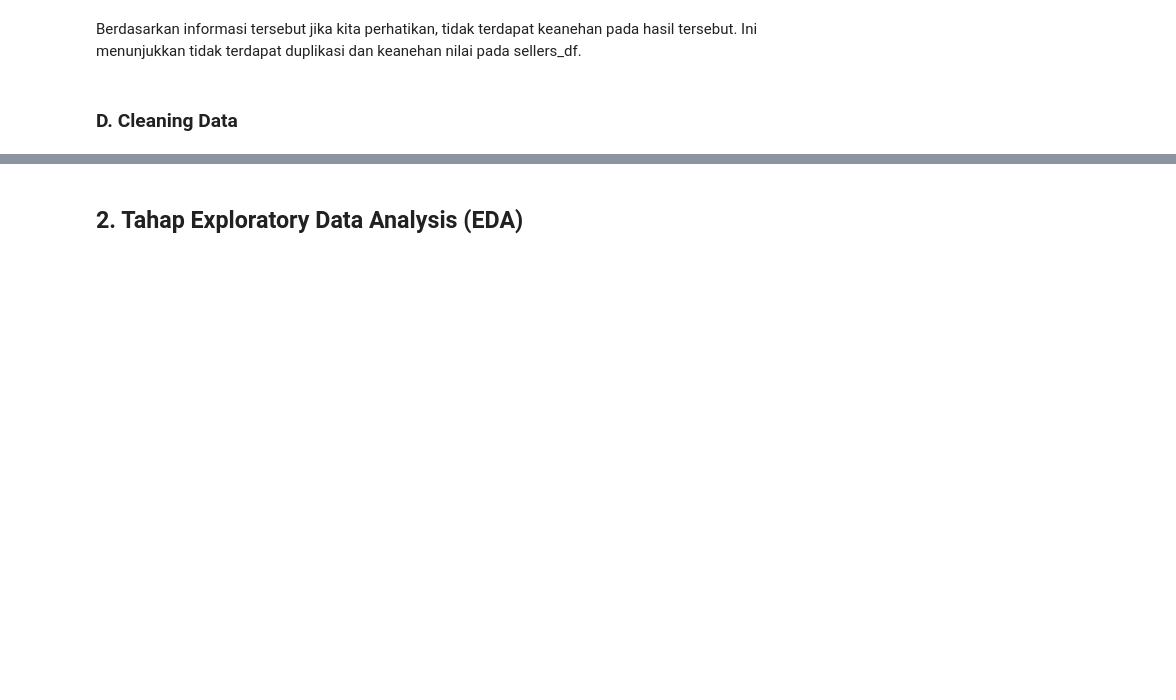
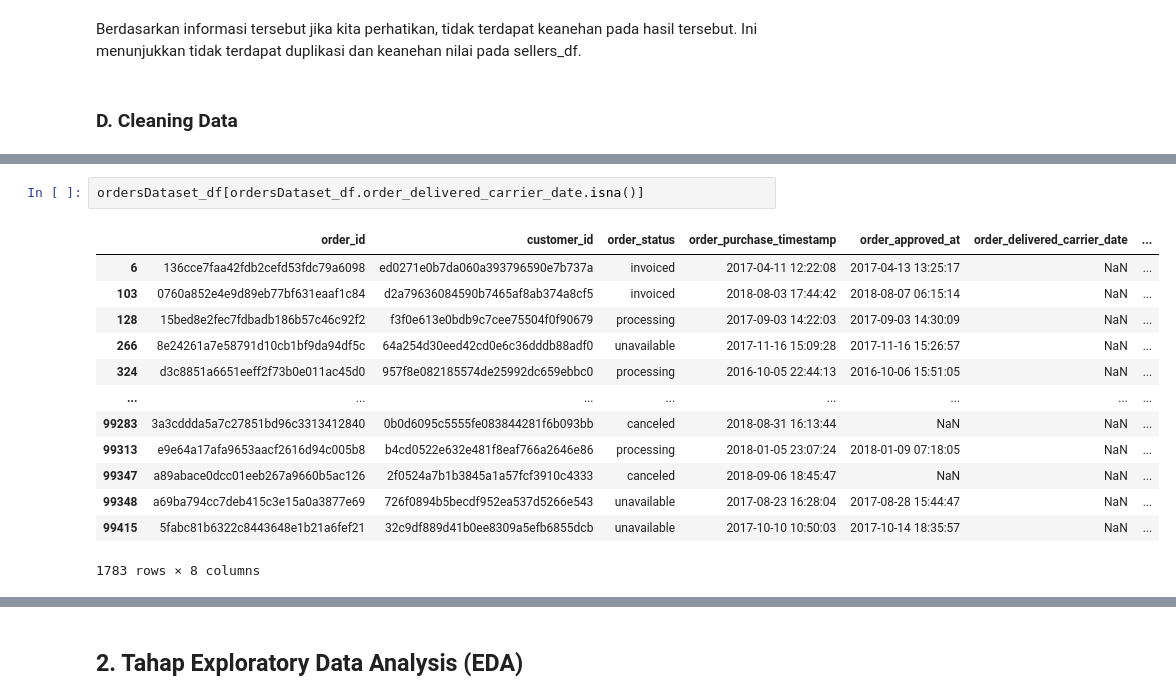
Before and after one commit to NuryaFahruRosyidin2406/Dicoding_Learn-Data-Scientist, a Jupyter notebook: Submission Project Analisis Data/Submission_Project_Analisis_Data.ipynb, the cells around one changed output, grey strips where cells are left out. Cells and saved outputs as stored; diff of their text form; blank space fills up the shorter version.

```diff
--- a/Submission Project Analisis Data/Submission_Project_Analisis_Data.ipynb
+++ b/Submission Project Analisis Data/Submission_Project_Analisis_Data.ipynb
@@ -768,0 +1003,16 @@ okay, cleaning pada dataset hour_df sudah siap
+# %%
+ordersDataset_df[ordersDataset_df.order_delivered_carrier_date.isna()]
+# %% [output]
+|  | order_id | customer_id | order_status | order_purchase_timestamp | order_approved_at | order_delivered_carrier_date | ... |
+| 6 | 136cce7faa42fdb2cefd53fdc79a6098 | ed0271e0b7da060a393796590e7b737a | invoiced | 2017-04-11 12:22:08 | 2017-04-13 13:25:17 | NaN | ... |
+| 103 | 0760a852e4e9d89eb77bf631eaaf1c84 | d2a79636084590b7465af8ab374a8cf5 | invoiced | 2018-08-03 17:44:42 | 2018-08-07 06:15:14 | NaN | ... |
+| 128 | 15bed8e2fec7fdbadb186b57c46c92f2 | f3f0e613e0bdb9c7cee75504f0f90679 | processing | 2017-09-03 14:22:03 | 2017-09-03 14:30:09 | NaN | ... |
+| 266 | 8e24261a7e58791d10cb1bf9da94df5c | 64a254d30eed42cd0e6c36dddb88adf0 | unavailable | 2017-11-16 15:09:28 | 2017-11-16 15:26:57 | NaN | ... |
+| 324 | d3c8851a6651eeff2f73b0e011ac45d0 | 957f8e082185574de25992dc659ebbc0 | processing | 2016-10-05 22:44:13 | 2016-10-06 15:51:05 | NaN | ... |
+| ... | ... | ... | ... | ... | ... | ... | ... |
+| 99283 | 3a3cddda5a7c27851bd96c3313412840 | 0b0d6095c5555fe083844281f6b093bb | canceled | 2018-08-31 16:13:44 | NaN | NaN | ... |
+| 99313 | e9e64a17afa9653aacf2616d94c005b8 | b4cd0522e632e481f8eaf766a2646e86 | processing | 2018-01-05 23:07:24 | 2018-01-09 07:18:05 | NaN | ... |
+| 99347 | a89abace0dcc01eeb267a9660b5ac126 | 2f0524a7b1b3845a1a57fcf3910c4333 | canceled | 2018-09-06 18:45:47 | NaN | NaN | ... |
+| 99348 | a69ba794cc7deb415c3e15a0a3877e69 | 726f0894b5becdf952ea537d5266e543 | unavailable | 2017-08-23 16:28:04 | 2017-08-28 15:44:47 | NaN | ... |
+| 99415 | 5fabc81b6322c8443648e1b21a6fef21 | 32c9df889d41b0ee8309a5efb6855dcb | unavailable | 2017-10-10 10:50:03 | 2017-10-14 18:35:57 | NaN | ... |
+1783 rows × 8 columns
```
Also changed, not shown: parts of 84 cells of this notebook.
